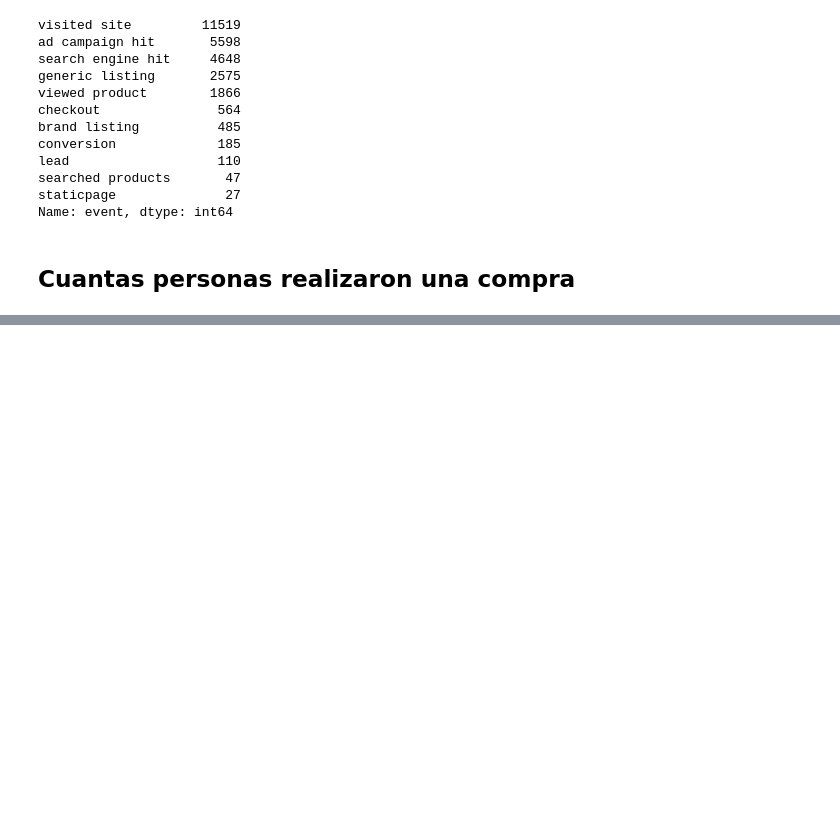
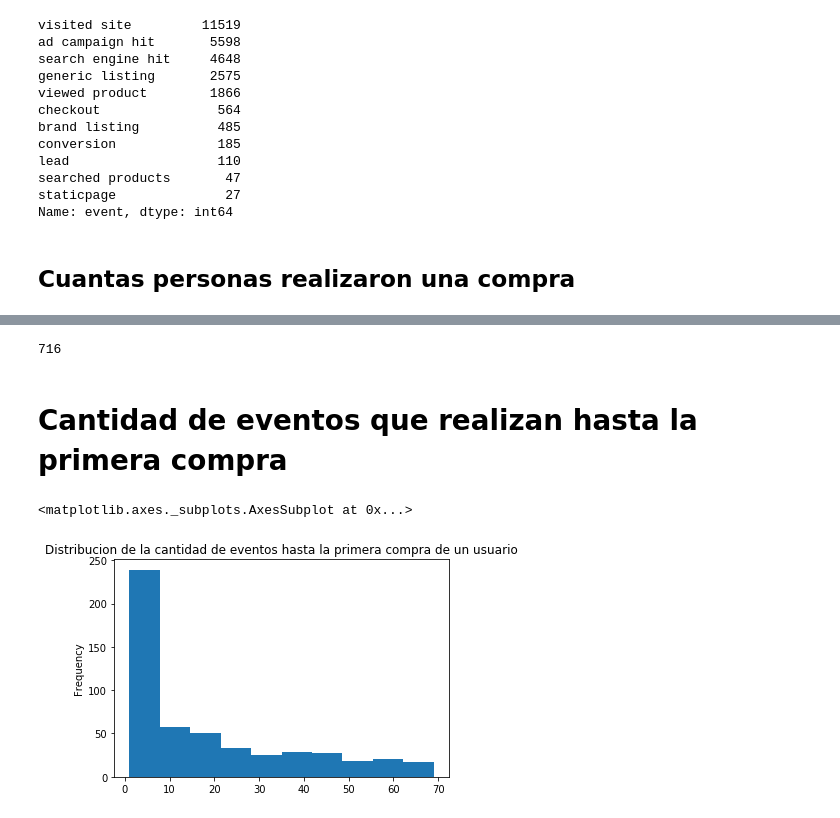
Before and after one commit to javier2409/TP1Datos2C2018, a Jupyter notebook: Analisis Personal 3.ipynb, the cells around one changed output, grey strips where cells are left out. Drawn from its saved outputs; the diff is of its cells as text; code cells hidden in the pictures; blank space fills up the shorter version.

Commit message:
Cantidad de eventos previos a la compra

```diff
--- a/Analisis Personal 3.ipynb
+++ b/Analisis Personal 3.ipynb
@@ -48,0 +64,27 @@ Name: event, dtype: int64
+# %%
+compras['person'].unique().size
+# %% [output]
+716
+# %% [markdown]
+# Cantidad de eventos que realizan hasta la primera compra
+# %%
+df['asum']=1
+# %%
+df1 = df[['sum','event','person']].loc[df['person'].isin(compras['person']),:]
+gperson = df1.groupby('person')
+# %%
+def columnas (x):
+    x['suma'] = x['sum'].cumsum()
+    return x['suma'].loc[x.event=='conversion'].head(1)
+a = gperson.apply(columnas)
+# %%
+b = a.to_frame()
+# %%
+plt.title('Distribucion de la cantidad de eventos hasta la primera compra de un usuario')
+#plotear solo los que hicieron menos de:
+limite=70
+
+b.loc[b['suma']<limite]['suma'].plot.hist()
+# %% [output]
+<matplotlib.axes._subplots.AxesSubplot at 0x...>
+[figure, added]
```
Also changed, not shown: parts of 7 cells of this notebook, 1 other file.
